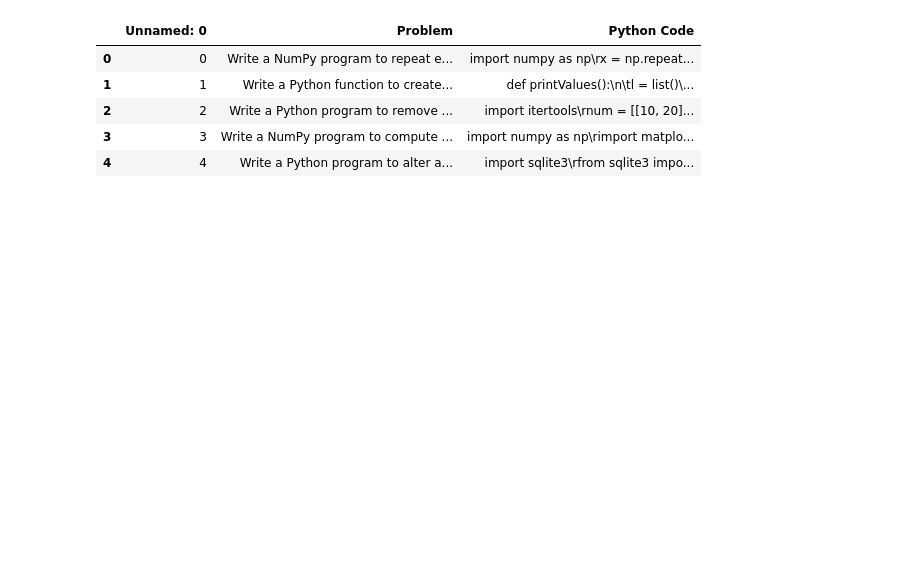
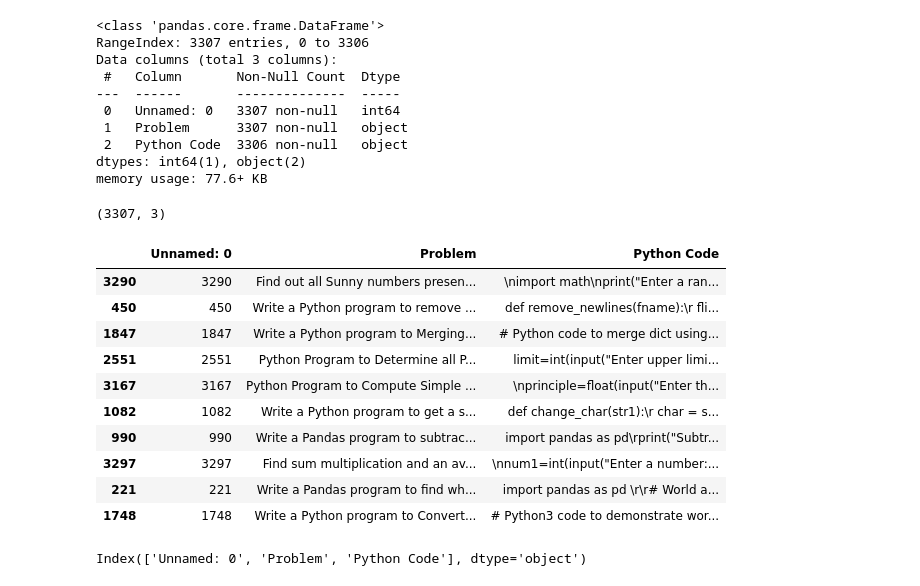
Before and after one commit to arnaldochm/4geeks_finalproject_text_to_python, a Jupyter notebook: notebooks/notebook.ipynb, the cells around one changed output. Drawn from its saved outputs; the diff is of its cells as text; code cells hidden in the pictures; blank space fills up the shorter version.

```diff
--- a/notebooks/notebook.ipynb
+++ b/notebooks/notebook.ipynb
@@ -9,11 +25,16 @@ import pandas as pd
 # %%
+#Dataset is Loaded to df_raw Dataframe
 df_raw = pd.read_csv('../data/raw/Kaggel/ProblemSolutionPythonV3.csv')
 
-df_raw.head(5)
+df_raw.info()
 # %% [output]
-|  | Unnamed: 0 | Problem | Python Code |
-| 0 | 0 | Write a NumPy program to repeat e... | import numpy as np\rx = np.repeat... |
-| 1 | 1 | Write a Python function to create... | def printValues():\n\tl = list()\... |
-| 2 | 2 | Write a Python program to remove ... | import itertools\rnum = [[10, 20]... |
-| 3 | 3 | Write a NumPy program to compute ... | import numpy as np\rimport matplo... |
-| 4 | 4 | Write a Python program to alter a... | import sqlite3\rfrom sqlite3 impo... |
+<class 'pandas.core.frame.DataFrame'>
+RangeIndex: 3307 entries, 0 to 3306
+Data columns (total 3 columns):
+ #   Column       Non-Null Count  Dtype
+---  ------       --------------  -----
+ 0   Unnamed: 0   3307 non-null   int64
+ 1   Problem      3307 non-null   object
+ 2   Python Code  3306 non-null   object
+dtypes: int64(1), object(2)
+memory usage: 77.6+ KB
@@ -19,0 +46,18 @@ df_raw.head(5)
+# %%
+df_raw.shape
+# %% [output]
+(3307, 3)
+# %%
+df_raw.sample(10, random_state=2010)
+# %% [output]
+|  | Unnamed: 0 | Problem | Python Code |
+| 3290 | 3290 | Find out all Sunny numbers presen... | \nimport math\nprint("Enter a ran... |
+| 450 | 450 | Write a Python program to remove ... | def remove_newlines(fname):\r fli... |
+| 1847 | 1847 | Write a Python program to Merging... | # Python code to merge dict using... |
+| 2551 | 2551 | Python Program to Determine all P... | limit=int(input("Enter upper limi... |
+| 3167 | 3167 | Python Program to Compute Simple ... | \nprinciple=float(input("Enter th... |
+| 1082 | 1082 | Write a Python program to get a s... | def change_char(str1):\r char = s... |
+| 990 | 990 | Write a Pandas program to subtrac... | import pandas as pd\rprint("Subtr... |
+| 3297 | 3297 | Find sum multiplication and an av... | \nnum1=int(input("Enter a number:... |
+| 221 | 221 | Write a Pandas program to find wh... | import pandas as pd \r\r# World a... |
+| 1748 | 1748 | Write a Python program to Convert... | # Python3 code to demonstrate wor... |
@@ -19,0 +69,4 @@ df_raw.head(5)
+# %%
+df_raw.columns
+# %% [output]
+Index(['Unnamed: 0', 'Problem', 'Python Code'], dtype='object')
```
Also changed, not shown: parts of 24 cells of this notebook, 1 other file.
